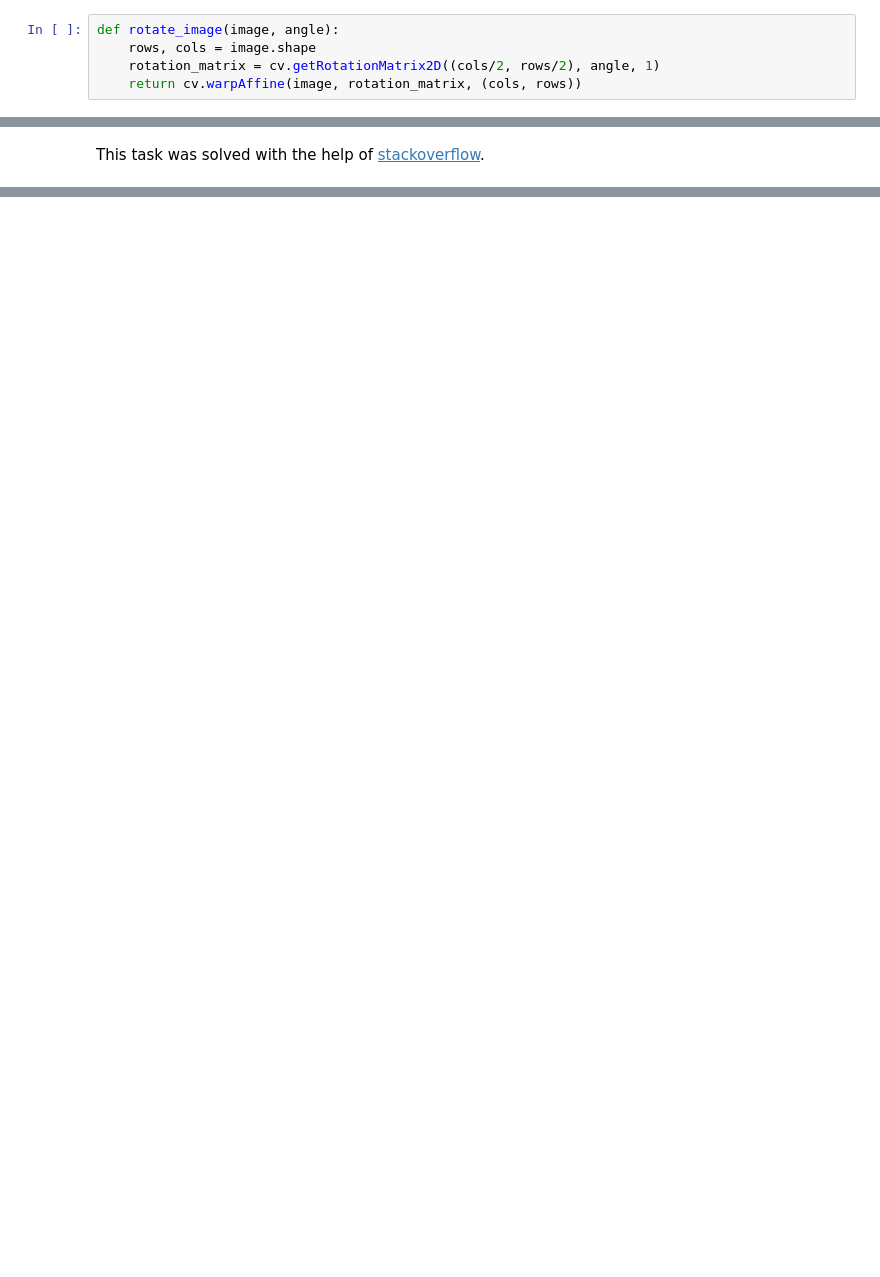
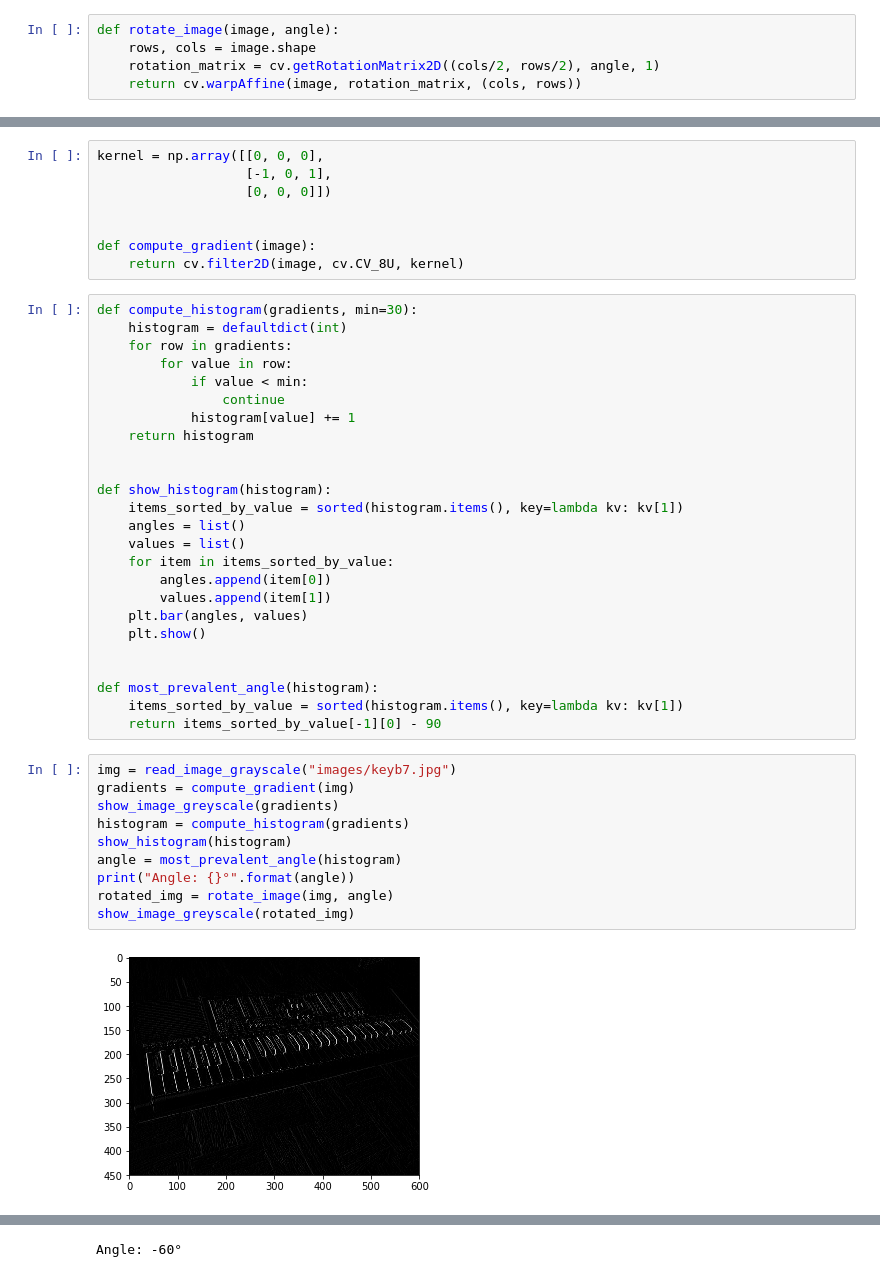
Before and after one commit to PhilippMatthes/computer-vision, a Jupyter notebook: 3_orientation_histogram.ipynb, the cells around one changed output, grey strips where cells are left out. Saved outputs shown, nothing was run; the diff lists cells and outputs as text; blank space fills up the shorter version.

```diff
--- a/3_orientation_histogram.ipynb
+++ b/3_orientation_histogram.ipynb
@@ -143,2 +26,45 @@ Rotating the image by 0°...
-# %% [markdown]
-This task was solved with the help of [stackoverflow](https://stackoverflow.com/questions/40489047/implement-angle-constraint-in-the-sobel-operator).
+# %%
+kernel = np.array([[0, 0, 0],
+                   [-1, 0, 1],
+                   [0, 0, 0]])
+
+
+def compute_gradient(image):
+    return cv.filter2D(image, cv.CV_8U, kernel)
+# %%
+def compute_histogram(gradients, min=30):
+    histogram = defaultdict(int)
+    for row in gradients:
+        for value in row:
+            if value < min:
+                continue
+            histogram[value] += 1
+    return histogram
+
+
+def show_histogram(histogram):
+    items_sorted_by_value = sorted(histogram.items(), key=lambda kv: kv[1])
+    angles = list()
+    values = list()
+    for item in items_sorted_by_value:
+        angles.append(item[0])
+        values.append(item[1])
+    plt.bar(angles, values)
+    plt.show()
+
+
+def most_prevalent_angle(histogram):
+    items_sorted_by_value = sorted(histogram.items(), key=lambda kv: kv[1])
+    return items_sorted_by_value[-1][0] - 90
+# %%
+img = read_image_grayscale("images/keyb7.jpg")
+gradients = compute_gradient(img)
+show_image_greyscale(gradients)
+histogram = compute_histogram(gradients)
+show_histogram(histogram)
+angle = most_prevalent_angle(histogram)
+print("Angle: {}°".format(angle))
+rotated_img = rotate_image(img, angle)
+show_image_greyscale(rotated_img)
+# %% [output]
+[figure, added]
@@ -144,0 +72 @@ This task was solved with the help of [stackoverflow](https://stackoverflow.com/
+Angle: -60°
```
Also changed, not shown: parts of 20 cells of this notebook.
